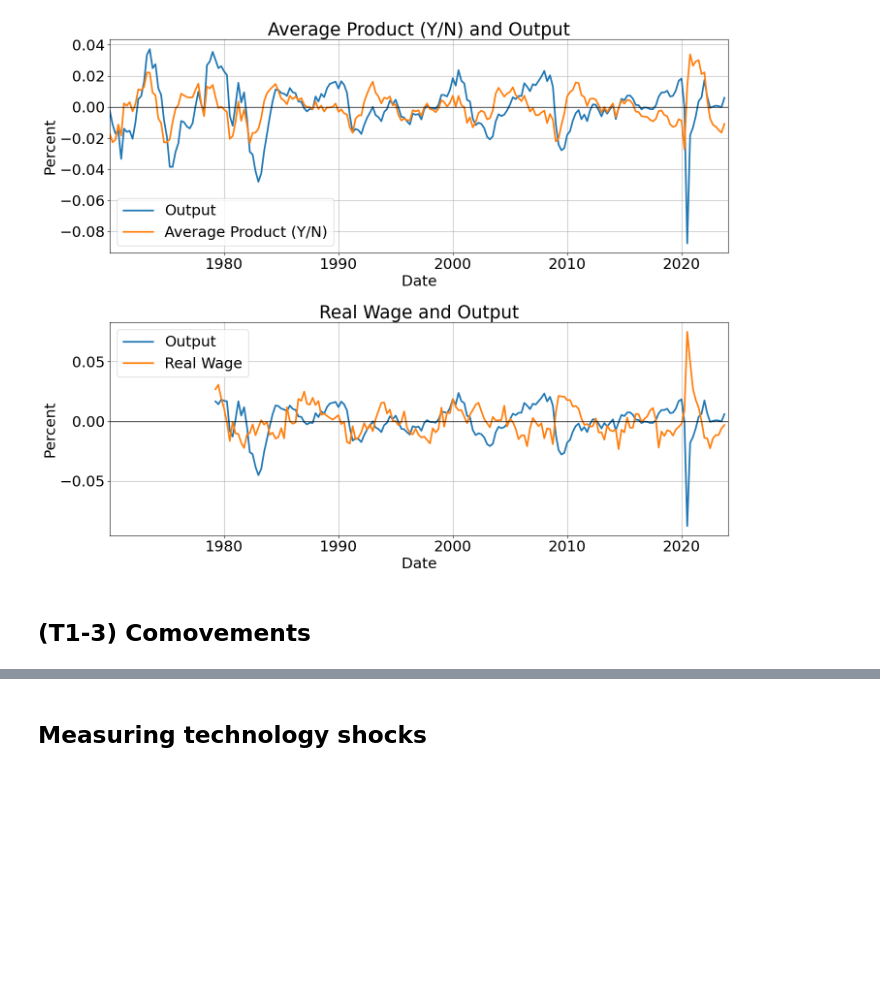
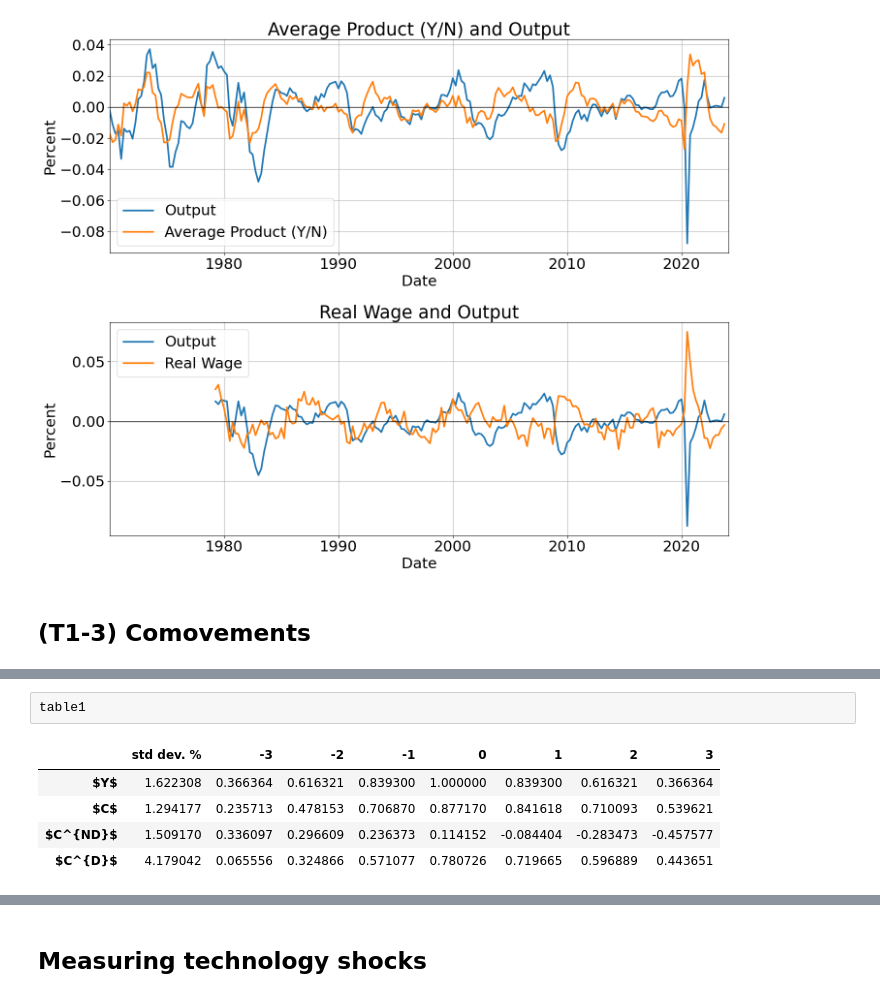
Before and after one commit to alexwellman/macrodata-wellman, a Jupyter notebook: Econ212/data_212.ipynb, the cells around one changed output, grey strips where cells are left out. Cells and saved outputs as stored; diff of their text form; blank space fills up the shorter version.

```diff
--- a/Econ212/data_212.ipynb
+++ b/Econ212/data_212.ipynb
@@ -834,0 +894,8 @@ table3n = calculate_full_cross_correlation_with_y(data3, data3b, lags, cut_data=
+# %%
+table1
+# %% [output]
+|  | std dev. % | -3 | -2 | -1 | 0 | 1 | 2 | 3 |
+| $Y$ | 1.622308 | 0.366364 | 0.616321 | 0.839300 | 1.000000 | 0.839300 | 0.616321 | 0.366364 |
+| $C$ | 1.294177 | 0.235713 | 0.478153 | 0.706870 | 0.877170 | 0.841618 | 0.710093 | 0.539621 |
+| $C^{ND}$ | 1.509170 | 0.336097 | 0.296609 | 0.236373 | 0.114152 | -0.084404 | -0.283473 | -0.457577 |
+| $C^{D}$ | 4.179042 | 0.065556 | 0.324866 | 0.571077 | 0.780726 | 0.719665 | 0.596889 | 0.443651 |
```
Also changed, not shown: parts of 13 cells of this notebook, 3 other files.
